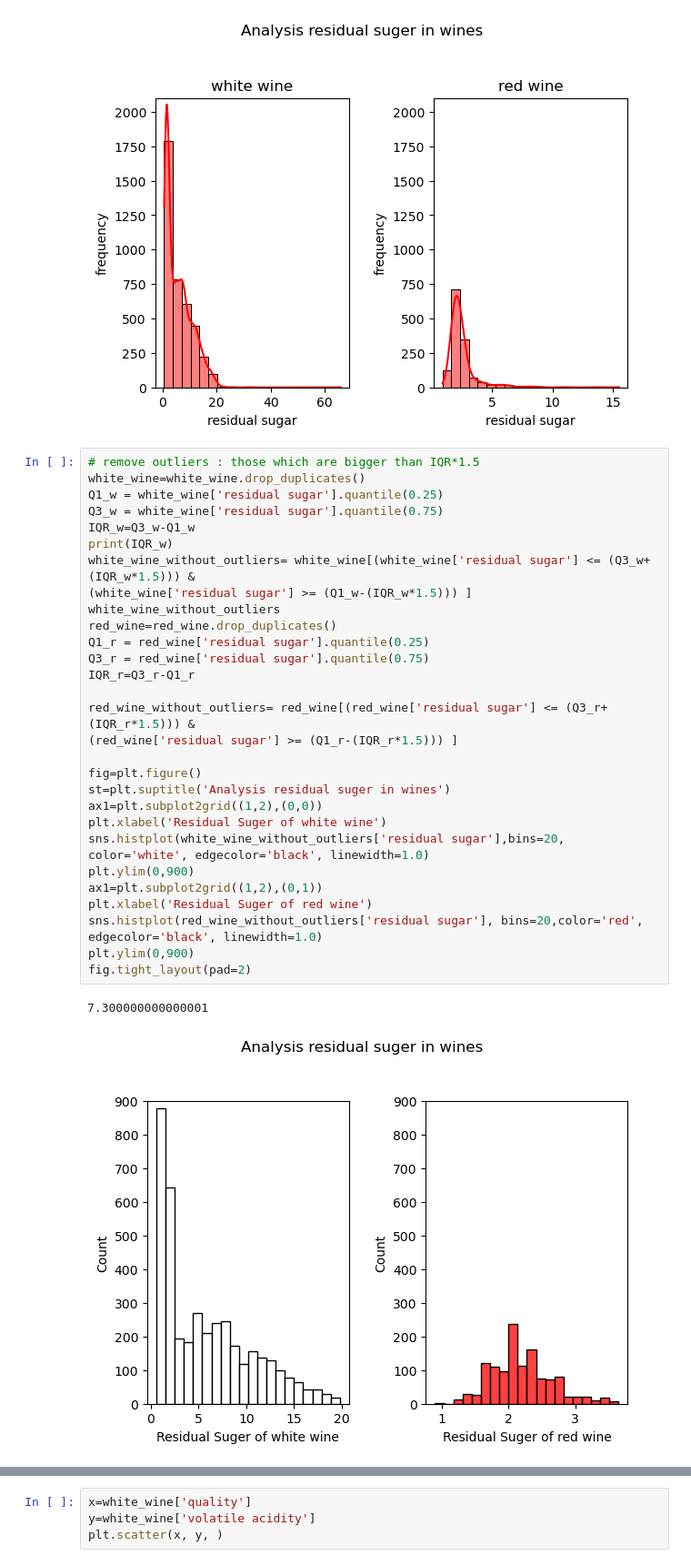
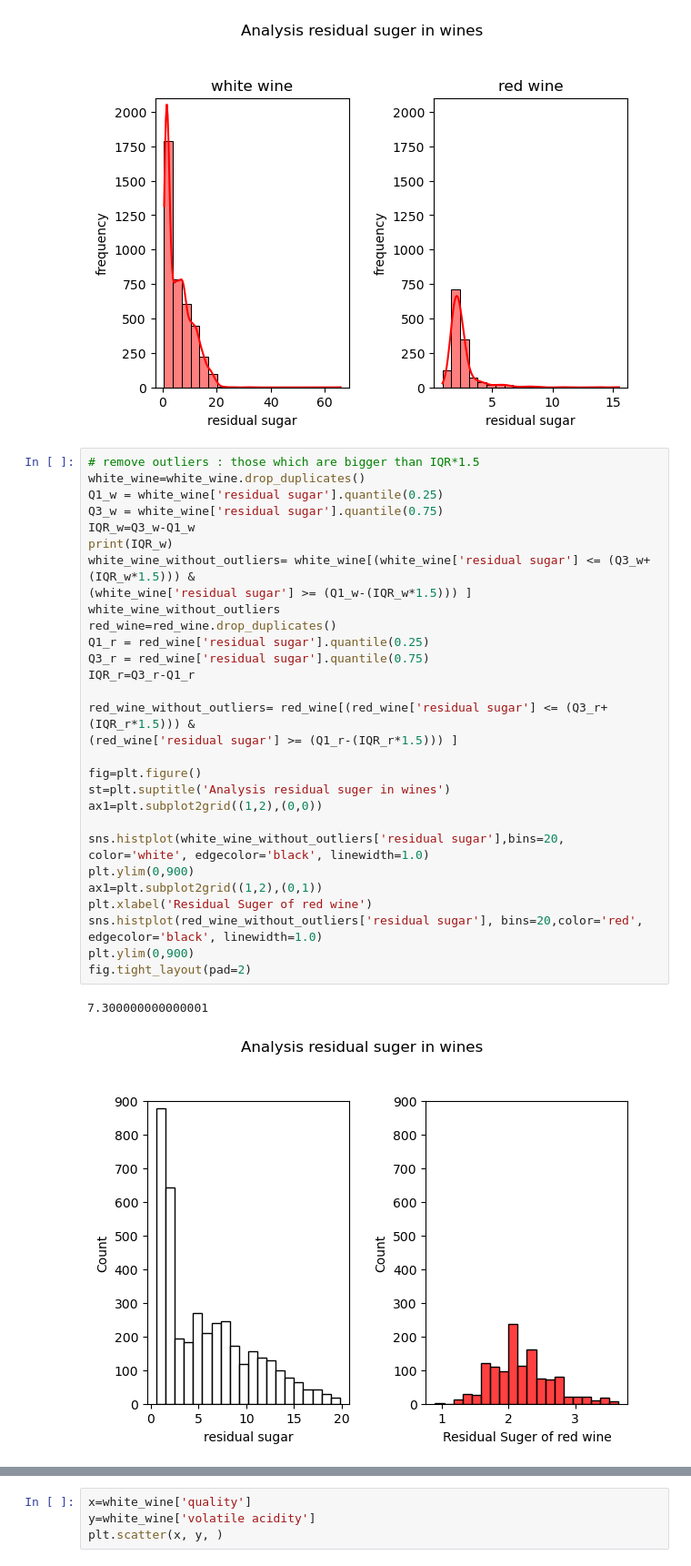
Before and after one commit to baes2021/P2-wine-EDA, a Jupyter notebook: wine_project.ipynb, the cells around one changed output, grey strips where cells are left out. Shown at 91% size. Cells and saved outputs as stored; diff of their text form.

```diff
--- a/wine_project.ipynb
+++ b/wine_project.ipynb
@@ -402,32 +416,32 @@ plt.tight_layout(pad=2)
 # %%
 # remove outliers : those which are bigger than IQR*1.5
 white_wine=white_wine.drop_duplicates()
 Q1_w = white_wine['residual sugar'].quantile(0.25)
 Q3_w = white_wine['residual sugar'].quantile(0.75)
 IQR_w=Q3_w-Q1_w
 print(IQR_w)
 white_wine_without_outliers= white_wine[(white_wine['residual sugar'] <= (Q3_w+(IQR_w*1.5))) &
 (white_wine['residual sugar'] >= (Q1_w-(IQR_w*1.5))) ]
 white_wine_without_outliers
 red_wine=red_wine.drop_duplicates()
 Q1_r = red_wine['residual sugar'].quantile(0.25)
 Q3_r = red_wine['residual sugar'].quantile(0.75)
 IQR_r=Q3_r-Q1_r
 
 red_wine_without_outliers= red_wine[(red_wine['residual sugar'] <= (Q3_r+(IQR_r*1.5))) &
 (red_wine['residual sugar'] >= (Q1_r-(IQR_r*1.5))) ]
 
 fig=plt.figure()
 st=plt.suptitle('Analysis residual suger in wines')
 ax1=plt.subplot2grid((1,2),(0,0))
-plt.xlabel('Residual Suger of white wine')
+
 sns.histplot(white_wine_without_outliers['residual sugar'],bins=20, color='white', edgecolor='black', linewidth=1.0)
 plt.ylim(0,900)
 ax1=plt.subplot2grid((1,2),(0,1))
 plt.xlabel('Residual Suger of red wine')
 sns.histplot(red_wine_without_outliers['residual sugar'], bins=20,color='red', edgecolor='black', linewidth=1.0)
 plt.ylim(0,900)
 fig.tight_layout(pad=2)
 # %% [output]
 7.300000000000001
-[figure, old version]
+[figure, new version]
```
Also changed, not shown: parts of 4 cells of this notebook, 1 other file.
